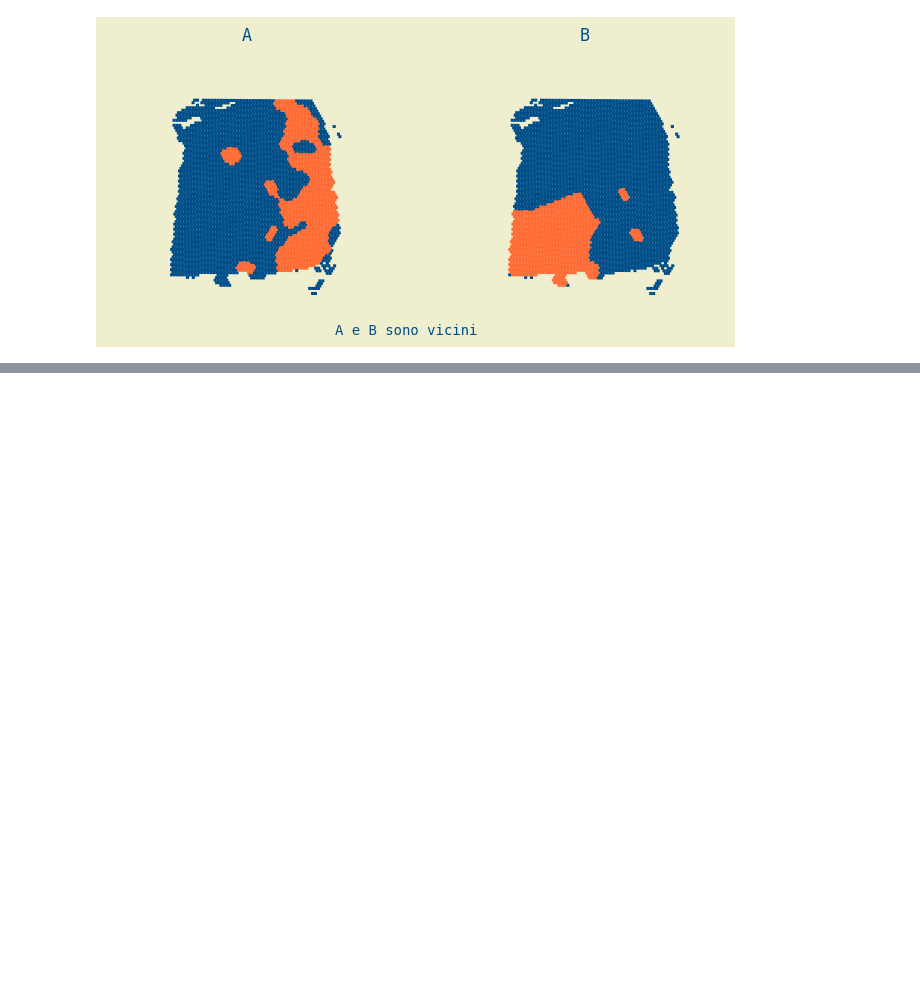
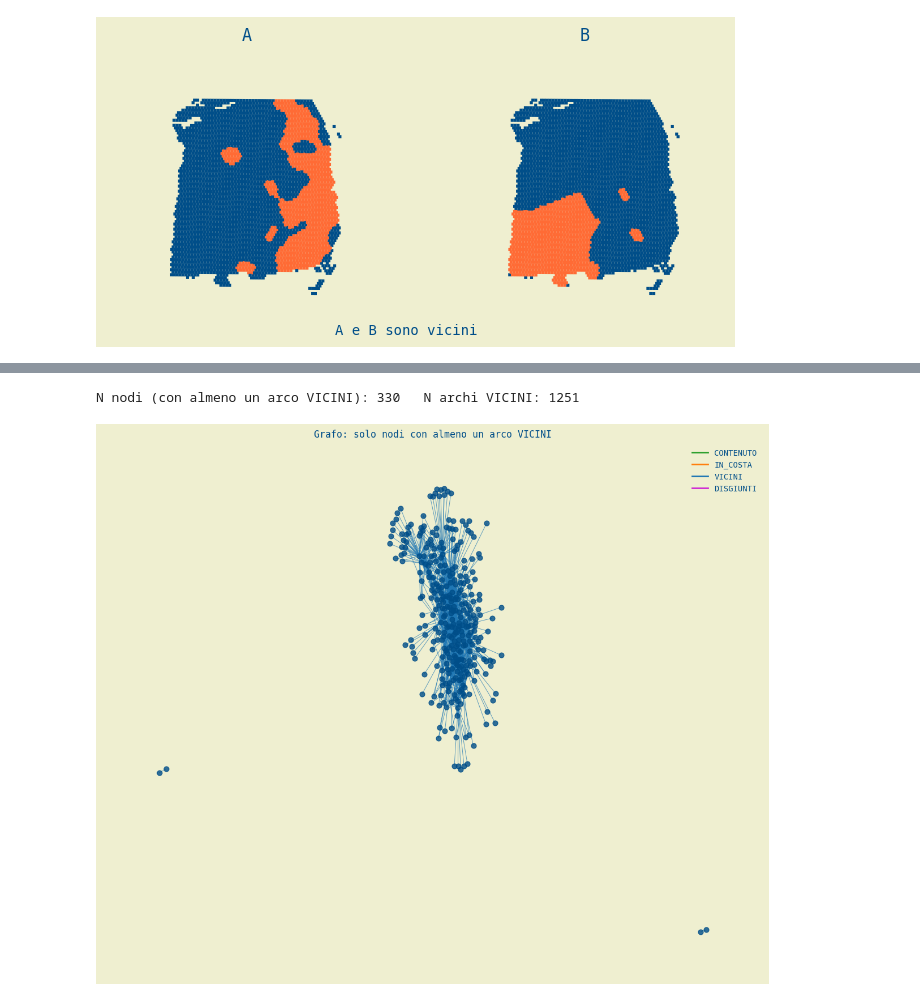
Before and after one commit to Cero1998/Tesi_Cerinelli, a Jupyter notebook: progetto_spunto/progetto/neighbors.ipynb, the cells around one changed output, grey strips where cells are left out. Saved outputs shown, nothing was run; the diff lists cells and outputs as text; code cells hidden in the pictures; blank space fills up the shorter version.

```diff
--- a/progetto_spunto/progetto/neighbors.ipynb
+++ b/progetto_spunto/progetto/neighbors.ipynb
@@ -482,0 +593,46 @@ Text(0.5, 0.2, 'A e B sono vicini')
+# %%
+
+n = array_matrix.shape[0]
+gene_ids = list(range(n))  # oppure i tuoi ID reali
+
+# 1) Costruisci SOLO gli archi "VICINI"
+E_vicini = []
+for i in range(n):
+    for j in range(i+1, n):
+        rel = str(array_matrix[i, j]).strip()
+        if rel == "VICINI":
+            E_vicini.append((i, j))
+
+# 2) Crea il grafo solo con quegli archi (nodi = solo quelli che compaiono in E_vicini)
+G = nx.Graph()
+G.add_edges_from(E_vicini)
+nx.set_node_attributes(G, {u: str(gene_ids[u]) for u in G.nodes()}, "label")
+
+print("N nodi (con almeno un arco VICINI):", G.number_of_nodes(),
+      "  N archi VICINI:", G.number_of_edges())
+
+# 3) Layout e plot
+pos = nx.spring_layout(G, seed=42)
+plt.figure(figsize=(12,10))
+
+nx.draw_networkx_nodes(G, pos, node_size=40, node_color="#004e89", alpha=0.8)
+nx.draw_networkx_edges(G, pos, edgelist=list(G.edges()),
+                       edge_color="#1f77b4", width=0.7, alpha=0.7)
+
+# legenda
+
+legend_elems = [
+    Line2D([0], [0], color=edge_color_map["CONTENUTO"], lw=2, label="CONTENUTO"),
+    Line2D([0], [0], color=edge_color_map["IN_COSTA"],  lw=2, label="IN_COSTA"),
+    Line2D([0], [0], color=edge_color_map["VICINI"],    lw=2, label="VICINI"),
+    Line2D([0], [0], color=edge_color_map["DISGIUNTI"],    lw=2, label="DISGIUNTI"),
+]
+plt.legend(handles=legend_elems, loc="upper right", frameon=False)
+
+plt.axis("off")
+plt.title("Grafo: solo nodi con almeno un arco VICINI")
+plt.tight_layout()
+plt.show()
+# %% [output]
+N nodi (con almeno un arco VICINI): 330   N archi VICINI: 1251
+[figure, added]
```
Also changed, not shown: parts of 6 cells of this notebook, 1 other file.
